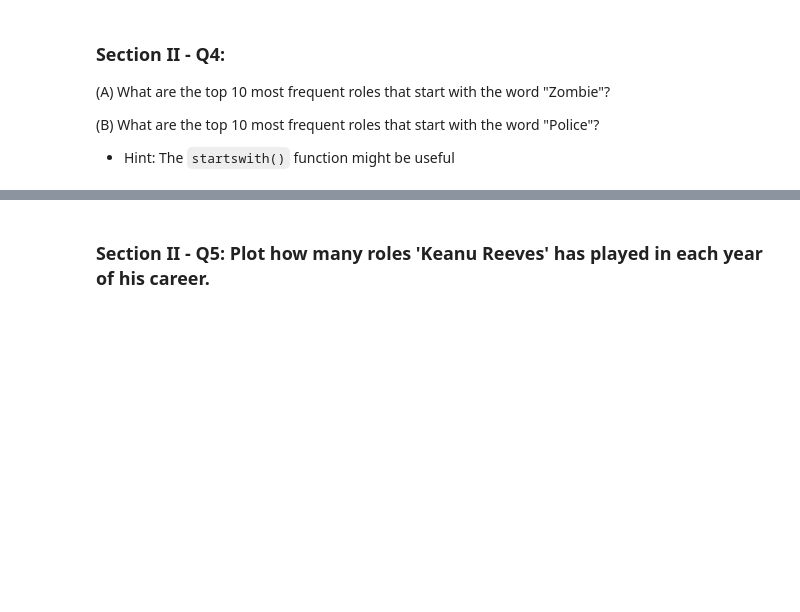
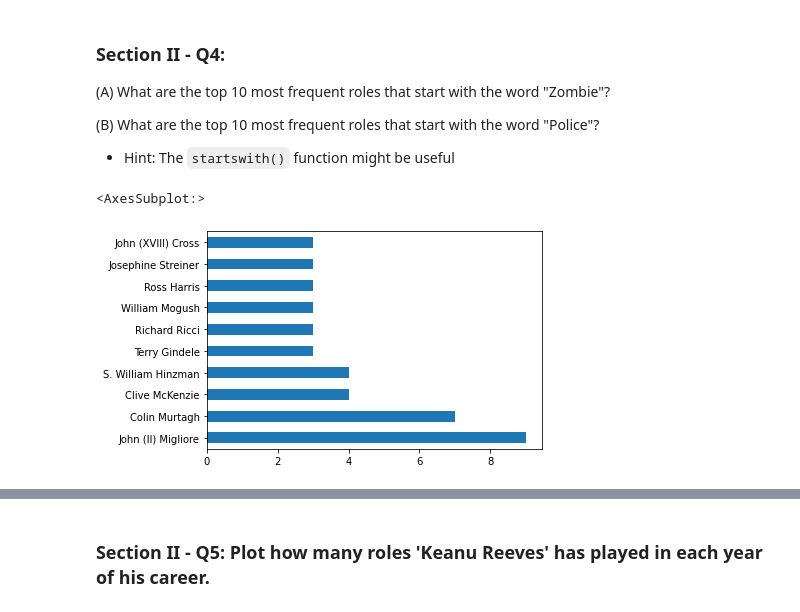
Before and after one commit to tharsoma/mec-mini-projects, a Jupyter notebook: mec-5.3.10-data-wranging-with-pandas-mini-project/Mini_Project_Data_Wrangling_Pandas.ipynb, the cells around one changed output, grey strips where cells are left out. Drawn from its saved outputs; the diff is of its cells as text; code cells hidden in the pictures; blank space fills up the shorter version.

```diff
--- a/mec-5.3.10-data-wranging-with-pandas-mini-project/Mini_Project_Data_Wrangling_Pandas.ipynb
+++ b/mec-5.3.10-data-wranging-with-pandas-mini-project/Mini_Project_Data_Wrangling_Pandas.ipynb
@@ -402,3 +402,9 @@ himself_df.name.value_counts().head(10).plot(kind = 'bar')
 (B) What are the top 10 most frequent roles that start with the word "Police"?
 
 - Hint: The `startswith()` function might be useful
+# %%
+zombie_roles = cast[cast.character.str.startswith("Zombie")]
+zombie_roles.name.value_counts().head(10).plot(kind = 'barh')
+# %% [output]
+<AxesSubplot:>
+[figure, added]
```
Also changed, not shown: parts of 14 cells of this notebook.
